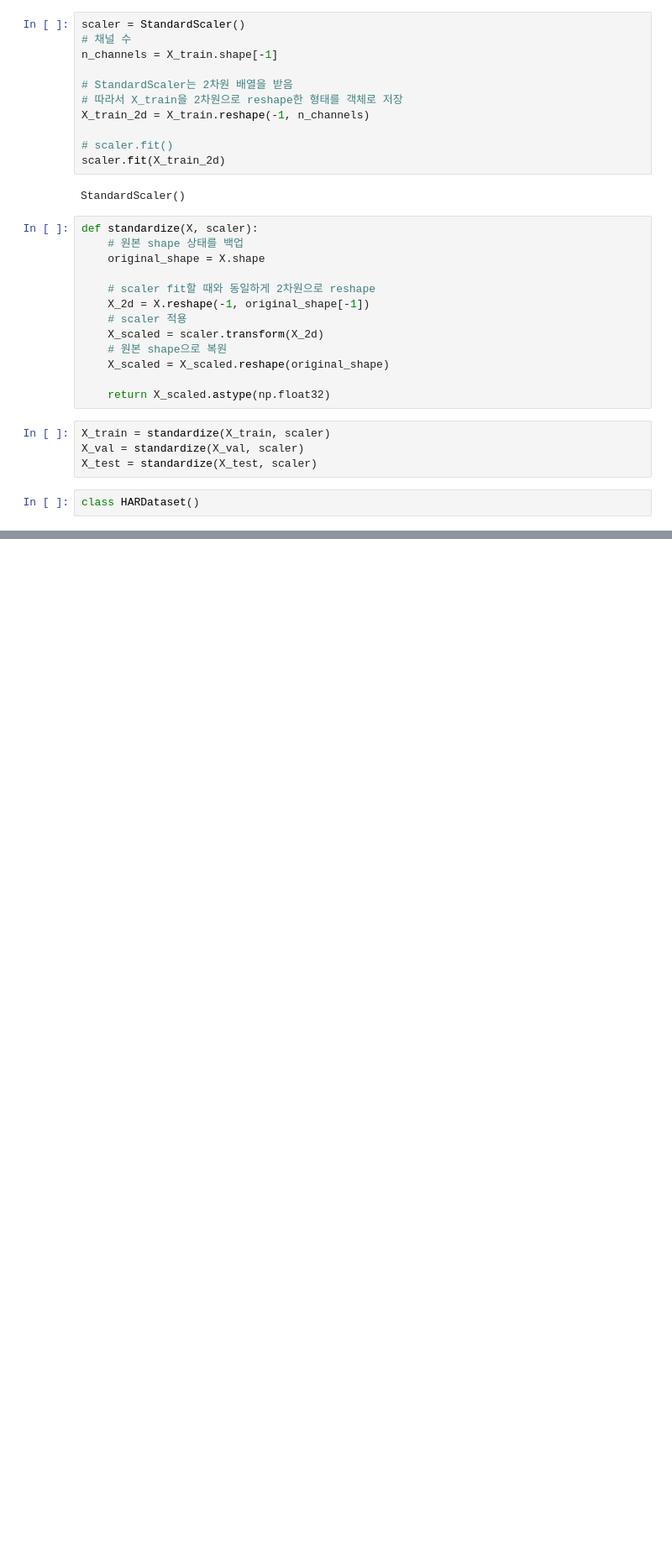
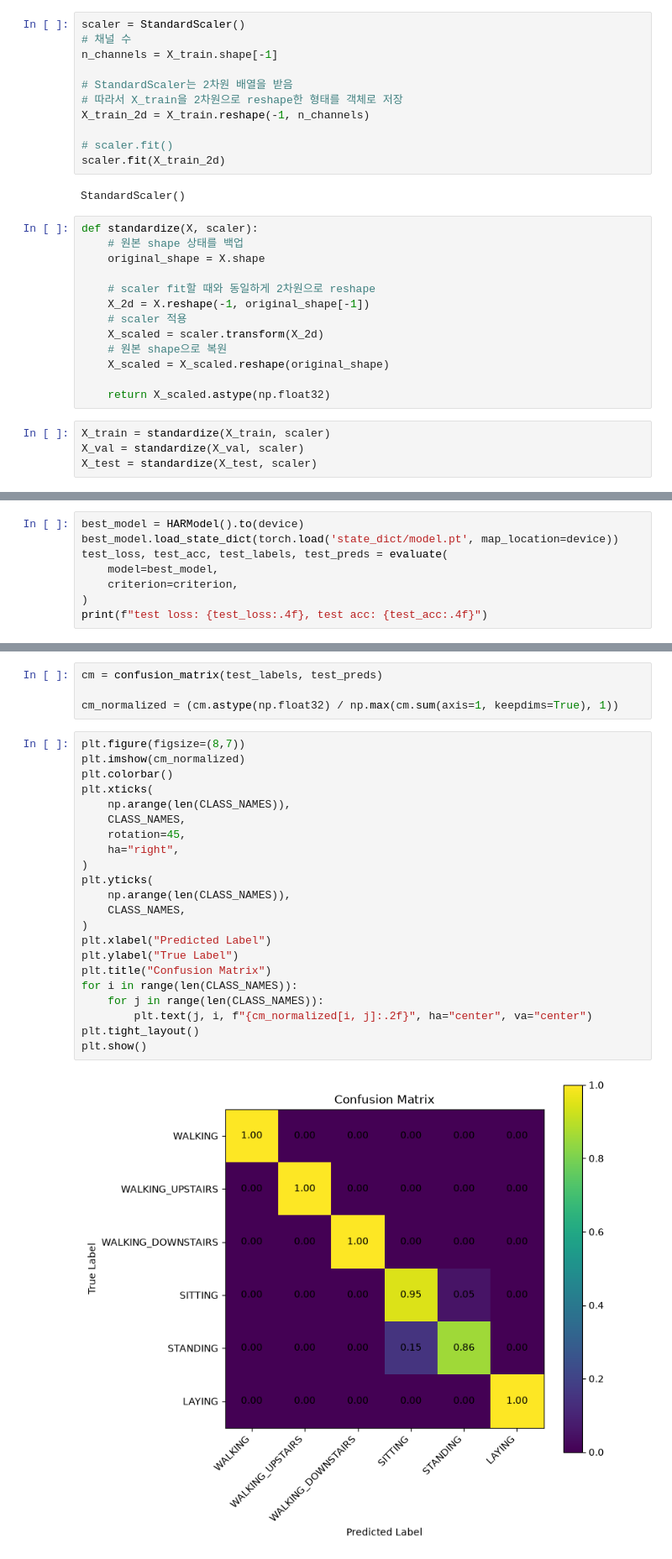
Before and after one commit to leejsya/AI_Study, a Jupyter notebook: HAR/HAR_Classification.ipynb, the cells around one changed output, grey strips where cells are left out. Shown at 84% size. Drawn from its saved outputs; the diff is of its cells as text; blank space fills up the shorter version.

```diff
--- a/HAR/HAR_Classification.ipynb
+++ b/HAR/HAR_Classification.ipynb
@@ -149,5 +171,3 @@ def standardize(X, scaler):
 X_train = standardize(X_train, scaler)
 X_val = standardize(X_val, scaler)
 X_test = standardize(X_test, scaler)
-# %%
-class HARDataset()
@@ -210,0 +436,8 @@ optimizer = optim.Adam(model.parameters(), lr=1e-3)
+# %%
+best_model = HARModel().to(device)
+best_model.load_state_dict(torch.load('state_dict/model.pt', map_location=device))
+test_loss, test_acc, test_labels, test_preds = evaluate(
+    model=best_model,
+    criterion=criterion,
+)
+print(f"test loss: {test_loss:.4f}, test acc: {test_acc:.4f}")
@@ -210,0 +470,28 @@ optimizer = optim.Adam(model.parameters(), lr=1e-3)
+# %%
+cm = confusion_matrix(test_labels, test_preds)
+
+cm_normalized = (cm.astype(np.float32) / np.max(cm.sum(axis=1, keepdims=True), 1))
+# %%
+plt.figure(figsize=(8,7))
+plt.imshow(cm_normalized)
+plt.colorbar()
+plt.xticks(
+    np.arange(len(CLASS_NAMES)),
+    CLASS_NAMES,
+    rotation=45,
+    ha="right",
+)
+plt.yticks(
+    np.arange(len(CLASS_NAMES)),
+    CLASS_NAMES,
+)
+plt.xlabel("Predicted Label")
+plt.ylabel("True Label")
+plt.title("Confusion Matrix")
+for i in range(len(CLASS_NAMES)):
+    for j in range(len(CLASS_NAMES)):
+        plt.text(j, i, f"{cm_normalized[i, j]:.2f}", ha="center", va="center")
+plt.tight_layout()
+plt.show()
+# %% [output]
+[figure, added]
```
Also changed, not shown: parts of 32 cells of this notebook.
